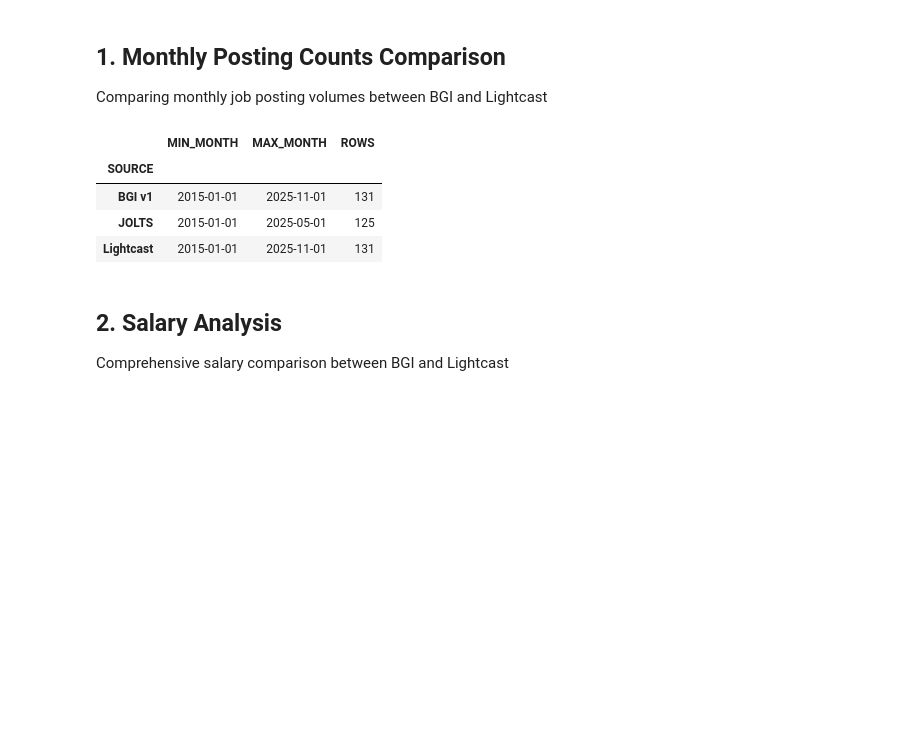
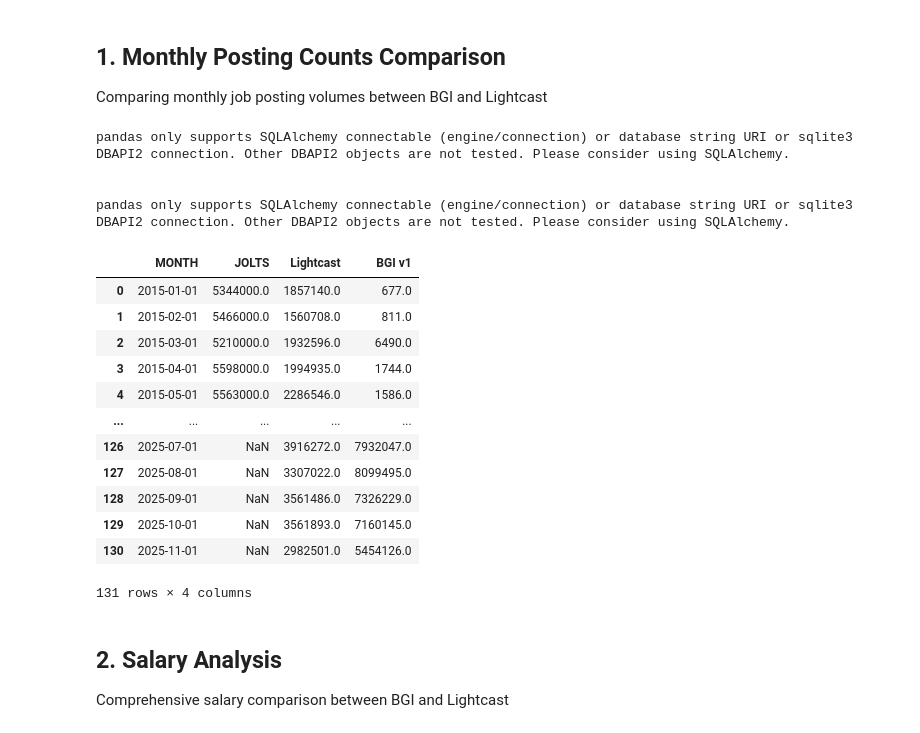
Before and after one commit to Burning-Glass-Institute/profiles_release_comparisons, a Jupyter notebook: postings_release_analysis_v2.ipynb, the cells around one changed output. Saved outputs shown, nothing was run; the diff lists cells and outputs as text; code cells hidden in the pictures; blank space fills up the shorter version.

```diff
--- a/postings_release_analysis_v2.ipynb
+++ b/postings_release_analysis_v2.ipynb
@@ -69,40 +69,55 @@ SELECT
     DATE_TRUNC('month', POSTED) AS MONTH,
     COUNT(*) AS POSTING_COUNT
 FROM BGI_POSTINGS_BACKUPS.DEC_25.US_POSTINGS
 WHERE POSTED >= '2015-01-01' AND POSTED < '2025-12-01'
 GROUP BY 1
 ORDER BY 1
 """
 lc_monthly = run_query(lc_monthly_query)
 lc_monthly['SOURCE'] = 'Lightcast'
 
 # --- BGI v1 monthly counts ---
 bgi_monthly_query = """
 SELECT
     DATE_TRUNC('month', POST_DATE) AS MONTH,
     COUNT(*) AS POSTING_COUNT
 FROM revelio_clean.bgi_2026_02.bgi_postings
 WHERE BGI_COUNTRY = 'United States'
   AND POST_DATE >= '2015-01-01' AND POST_DATE < '2025-12-01'
 GROUP BY 1
 ORDER BY 1
 """
 bgi_monthly = run_query(bgi_monthly_query)
 bgi_monthly['SOURCE'] = 'BGI v1'
 
 # --- Filter JOLTS to same window ---
 jolts_long = jolts_long[(jolts_long['MONTH'] >= '2015-01-01') & (jolts_long['MONTH'] < '2025-06-01')]
 
-# --- Combine all three sources ---
+# --- Combine all three sources and pivot to wide format ---
 all_monthly = pd.concat([jolts_long, lc_monthly, bgi_monthly], ignore_index=True)
 all_monthly['MONTH'] = pd.to_datetime(all_monthly['MONTH'])
-display(all_monthly.groupby('SOURCE').agg(MIN_MONTH=('MONTH','min'), MAX_MONTH=('MONTH','max'), ROWS=('MONTH','count')))
+all_monthly_wide = all_monthly.pivot(index='MONTH', columns='SOURCE', values='POSTING_COUNT').reset_index()
+all_monthly_wide.columns.name = None
+all_monthly_wide = all_monthly_wide[['MONTH', 'JOLTS', 'Lightcast', 'BGI v1']]
+display(all_monthly_wide)
 # %% [output]
+pandas only supports SQLAlchemy connectable (engine/connection) or database string URI or sqlite3 DBAPI2 connection. Other DBAPI2 objects are not tested. Please consider using SQLAlchemy.
+
+
+pandas only supports SQLAlchemy connectable (engine/connection) or database string URI or sqlite3 DBAPI2 connection. Other DBAPI2 objects are not tested. Please consider using SQLAlchemy.
-|  | MIN_MONTH | MAX_MONTH | ROWS |
-| SOURCE |  |  |  |
-| BGI v1 | 2015-01-01 | 2025-11-01 | 131 |
-| JOLTS | 2015-01-01 | 2025-05-01 | 125 |
-| Lightcast | 2015-01-01 | 2025-11-01 | 131 |
+|  | MONTH | JOLTS | Lightcast | BGI v1 |
+| 0 | 2015-01-01 | 5344000.0 | 1857140.0 | 677.0 |
+| 1 | 2015-02-01 | 5466000.0 | 1560708.0 | 811.0 |
+| 2 | 2015-03-01 | 5210000.0 | 1932596.0 | 6490.0 |
+| 3 | 2015-04-01 | 5598000.0 | 1994935.0 | 1744.0 |
+| 4 | 2015-05-01 | 5563000.0 | 2286546.0 | 1586.0 |
+| ... | ... | ... | ... | ... |
+| 126 | 2025-07-01 | NaN | 3916272.0 | 7932047.0 |
+| 127 | 2025-08-01 | NaN | 3307022.0 | 8099495.0 |
+| 128 | 2025-09-01 | NaN | 3561486.0 | 7326229.0 |
+| 129 | 2025-10-01 | NaN | 3561893.0 | 7160145.0 |
+| 130 | 2025-11-01 | NaN | 2982501.0 | 5454126.0 |
+131 rows × 4 columns
 # %%
 # Interactive line chart: JOLTS vs Lightcast vs BGI v1 monthly counts
 fig = go.Figure()
```
Also changed, not shown: parts of 13 cells of this notebook, 6 other files.
